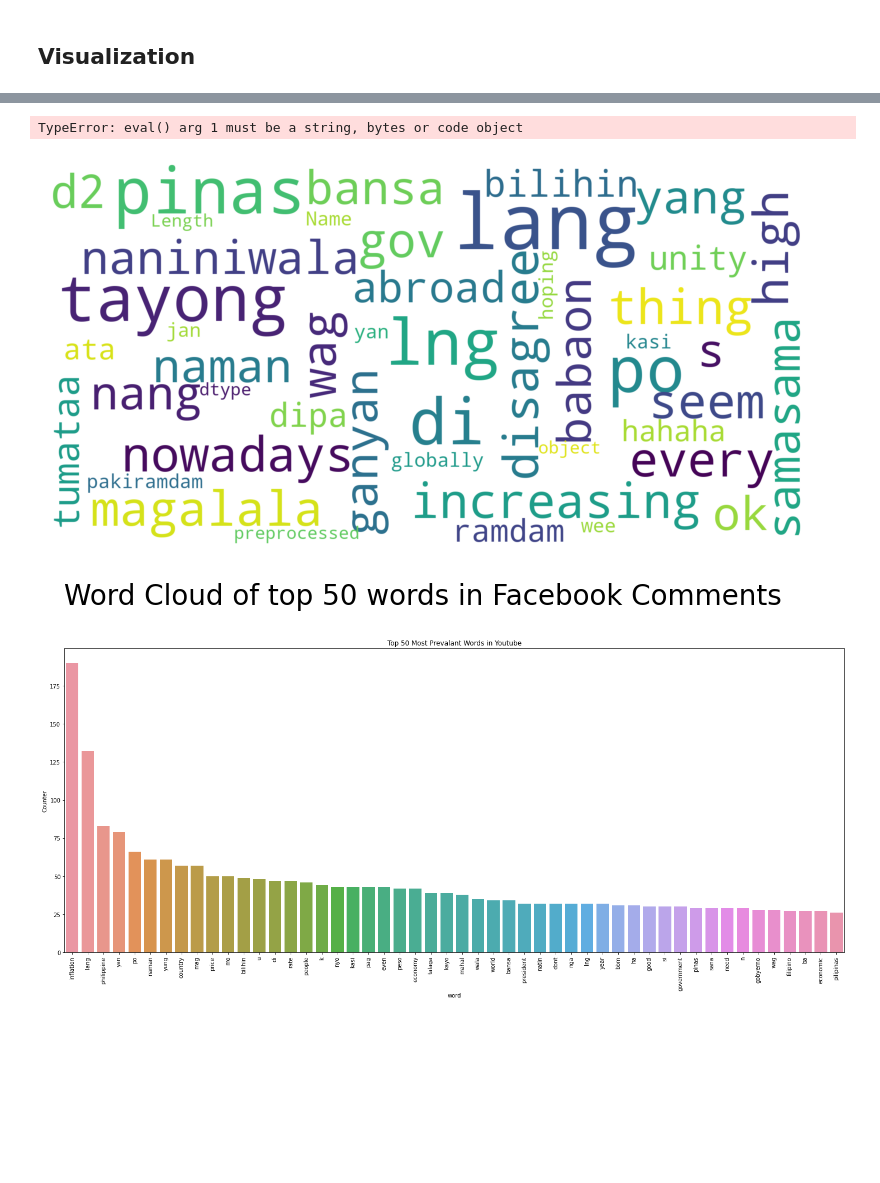
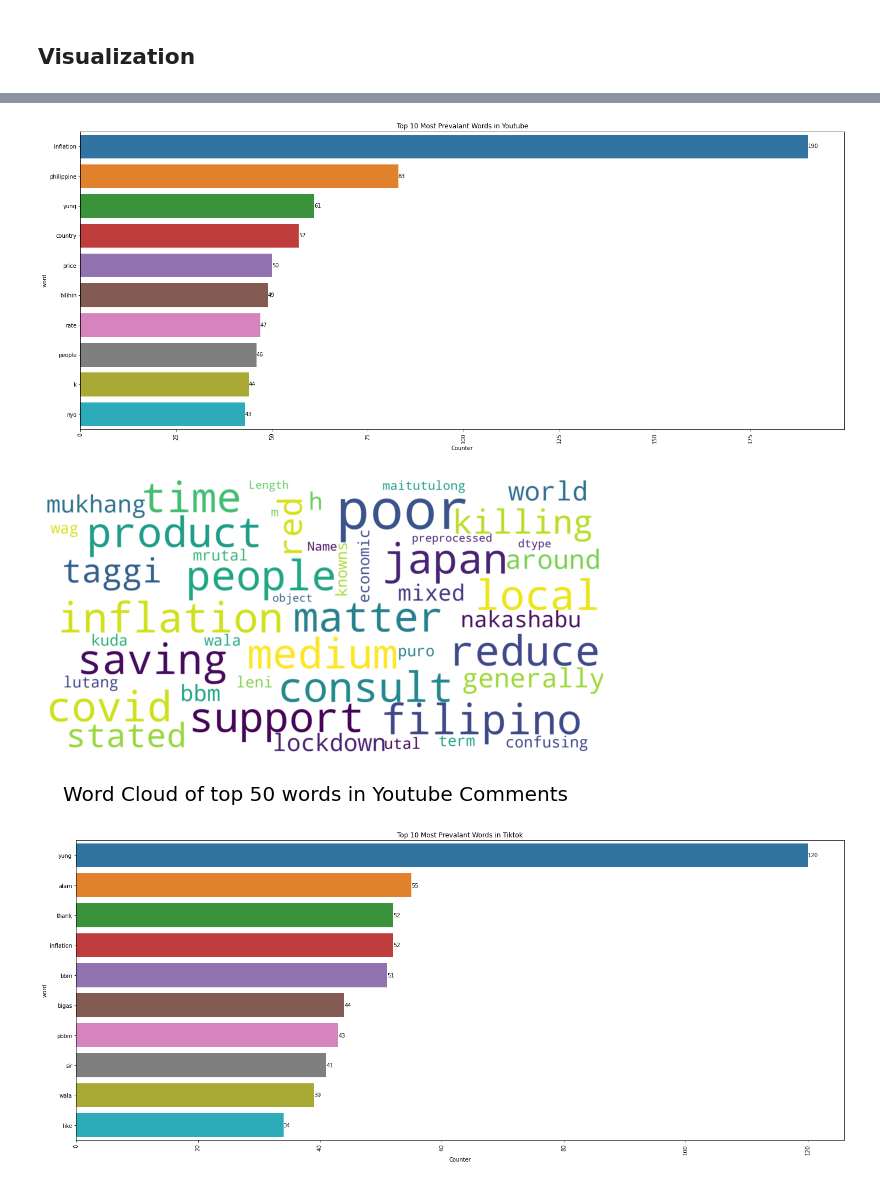
Before and after one commit to ABCD-EDU/LDA-ph-inflation, a Jupyter notebook: eda_preprocessed.ipynb, the cells around one changed output, grey strips where cells are left out. Drawn from its saved outputs; the diff is of its cells as text; code cells hidden in the pictures; blank space fills up the shorter version.

Commit message:
fixed apostrophe, add bargraph number label

```diff
--- a/eda_preprocessed.ipynb
+++ b/eda_preprocessed.ipynb
@@ -10,12 +10,8 @@ comments_data = pd.read_csv('data/preprocessed.csv')
 # Dataframe
 df_comments = pd.DataFrame(comments_data)
 # %%
-# # Fixed words having apostrophe
-
-# # Load csv file
-# df_comments = pd.read_csv('data/preprocessed.csv')
-# # Parse preprocess column
-# df_comments["preprocessed"] = [ast.literal_eval(x) for x in df_comments["preprocessed"]]
+# Load csv file
+df_comments = pd.read_csv('data/preprocessed.csv')
 # %%
 # Dataframes for different platforms
 df_fb = df_comments[df_comments['platform'] == 'Facebook']
@@ -71,24 +65,26 @@ array(['Facebook', 'Reddit', 'Tiktok', 'Youtube'], dtype=object)
 from collections import Counter
 import seaborn as sns
 
-def draw_bar_graph_for_text_visualization(df, platform):
-    comm_word_list = get_words_from_col(df)
+def draw_bar_graph_for_text_visualization(df, platform, count):
+    comments_word_list = get_words_from_col(df)
 
-    comment_count = Counter(comm_word_list)
-    top_words = pd.DataFrame(comment_count.most_common(50), columns=['word', 'Counter'])
+    comment_count = Counter(comments_word_list)
+    # print(comment_count)
+    top_words = pd.DataFrame(comment_count.most_common(count), columns=['word', 'Counter'])
     fig, ax = plt.subplots(figsize=(25, 10))
-    sns.barplot(x='word', y='Counter',
-                data=top_words, ax=ax)
-    plt.title("Top 50 Most Prevalant Words in {}".format(platform))
+    sns.barplot( x='Counter', y='word', data=top_words, ax=ax)
+    plt.title("Top "+ str(count) +" Most Prevalant Words in {}".format(platform))
     plt.xticks(rotation='vertical');
+    for i in ax.containers:
+        ax.bar_label(i,)
 
 def get_words_from_col(df):
-    fb_comm_lol = df['preprocessed']
+    comments = df['preprocessed']
 
-    comm_word_list = []
-    fb_comm_lol= fb_comm_lol.apply(eval)
-    for sublist in fb_comm_lol:
+    comments_word_list = []
+    comments= comments.apply(eval)
+    for sublist in comments:
         for word in sublist:
-            comm_word_list.append(word)
+            comments_word_list.append(word)
 
-    return comm_word_list
+    return comments_word_list
@@ -111,16 +118,16 @@ def draw_word_cloud(df, title):
 # %%
-# Top 50 most prevalent words in Facebook
-draw_bar_graph_for_text_visualization(df_fb, 'Facebook')
+# Top 50 most prevalent words in Youtube
+draw_bar_graph_for_text_visualization(df_yt, 'Youtube', 10)
 # %% [output]
-TypeError: eval() arg 1 must be a string, bytes or code object
+[figure, added]
 # %%
-# WordCloud for Facebook comments
-draw_word_cloud(df_fb, 'Word Cloud of top 50 words in Facebook Comments')
+# WordCloud for Youtube comments
+draw_word_cloud(df_yt, 'Youtube', 50)
 # %% [output]
-[figure, old version]
+[figure, new version]
 # %%
-# Top 50 most prevalent words in Youtube
-draw_bar_graph_for_text_visualization(df_yt, 'Youtube')
+# Top 50 most prevalent words in Tiktok
+draw_bar_graph_for_text_visualization(df_tik, 'Tiktok', 10)
 # %% [output]
-[figure, old version]
+[figure, new version]
 # %%
```
Also changed, not shown: parts of 10 cells of this notebook.
